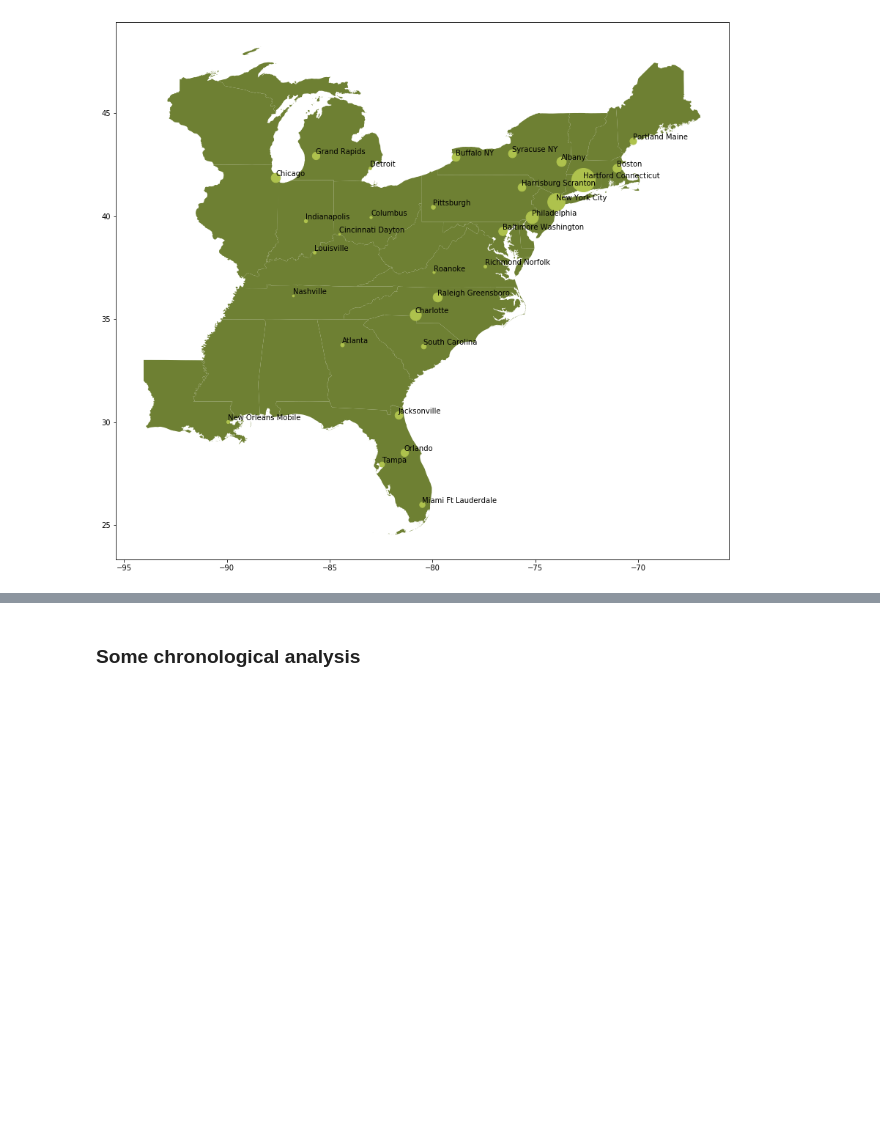
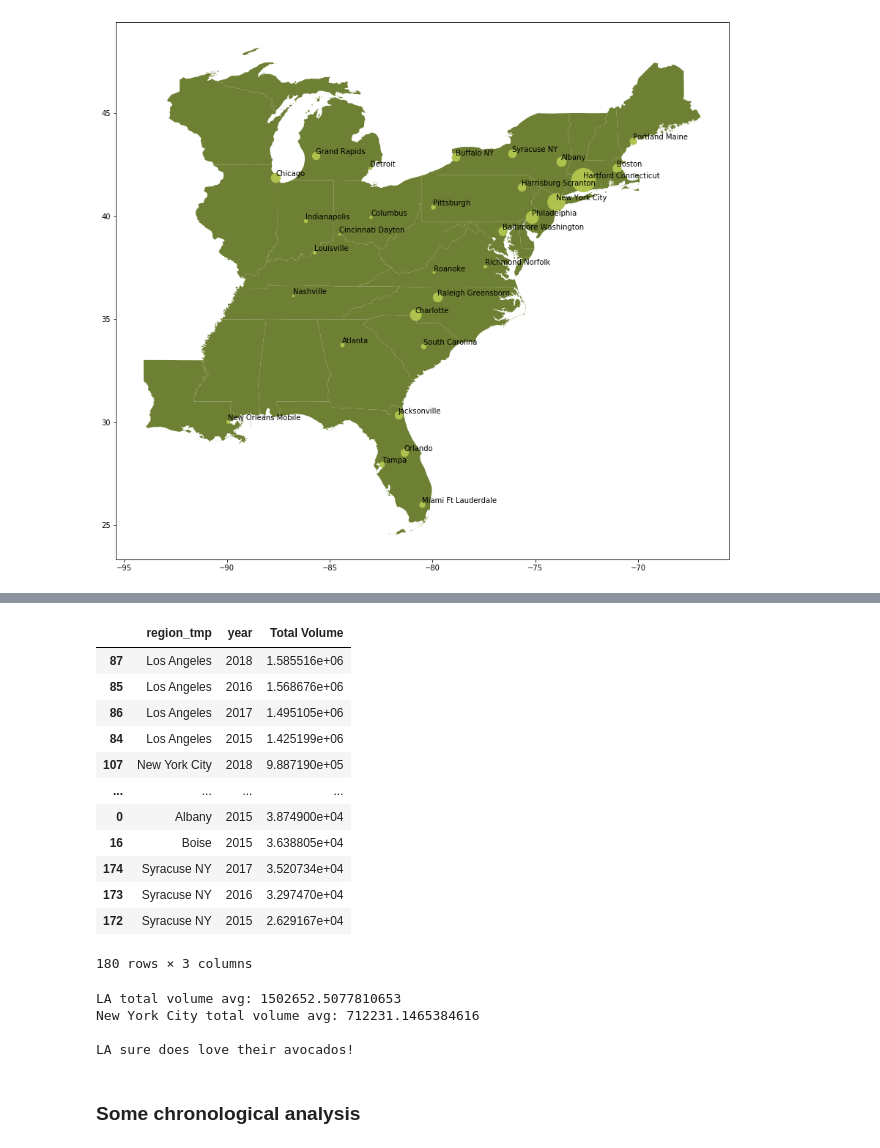
Before and after one commit to josephdope/joe_nolan_avocados, a Jupyter notebook: notebooks/avocados_analysis.ipynb, the cells around one changed output, grey strips where cells are left out. Drawn from its saved outputs; the diff is of its cells as text; code cells hidden in the pictures; blank space fills up the shorter version.

```diff
--- a/notebooks/avocados_analysis.ipynb
+++ b/notebooks/avocados_analysis.ipynb
@@ -342,3 +377,31 @@ for i, row in enumerate(geo_df_east.iterrows()):
+# %%
+df_2.groupby(['region_tmp', 'year'], as_index = False).agg({'Total Volume':'mean'})\
+    .sort_values(by = 'Total Volume', ascending = False)
+# %% [output]
+|  | region_tmp | year | Total Volume |
+| 87 | Los Angeles | 2018 | 1.585516e+06 |
+| 85 | Los Angeles | 2016 | 1.568676e+06 |
+| 86 | Los Angeles | 2017 | 1.495105e+06 |
+| 84 | Los Angeles | 2015 | 1.425199e+06 |
+| 107 | New York City | 2018 | 9.887190e+05 |
+| ... | ... | ... | ... |
+| 0 | Albany | 2015 | 3.874900e+04 |
+| 16 | Boise | 2015 | 3.638805e+04 |
+| 174 | Syracuse NY | 2017 | 3.520734e+04 |
+| 173 | Syracuse NY | 2016 | 3.297470e+04 |
+| 172 | Syracuse NY | 2015 | 2.629167e+04 |
+180 rows × 3 columns
+# %%
+print('LA total volume avg: '\
+      + str(df_2.loc[df_2['region_tmp'] == 'Los Angeles', 'Total Volume'].mean())\
+      + '\nNew York City total volume avg: '\
+      + str(df_2.loc[df_2['region_tmp'] == 'New York City', 'Total Volume'].mean())\
+      + '\n\nLA sure does love their avocados!')
+# %% [output]
+LA total volume avg: 1502652.5077810653
+New York City total volume avg: 712231.1465384616
+
+LA sure does love their avocados!
 # %% [markdown]
 ### Some chronological analysis
 # %%
```
Also changed, not shown: parts of 8 cells of this notebook.
